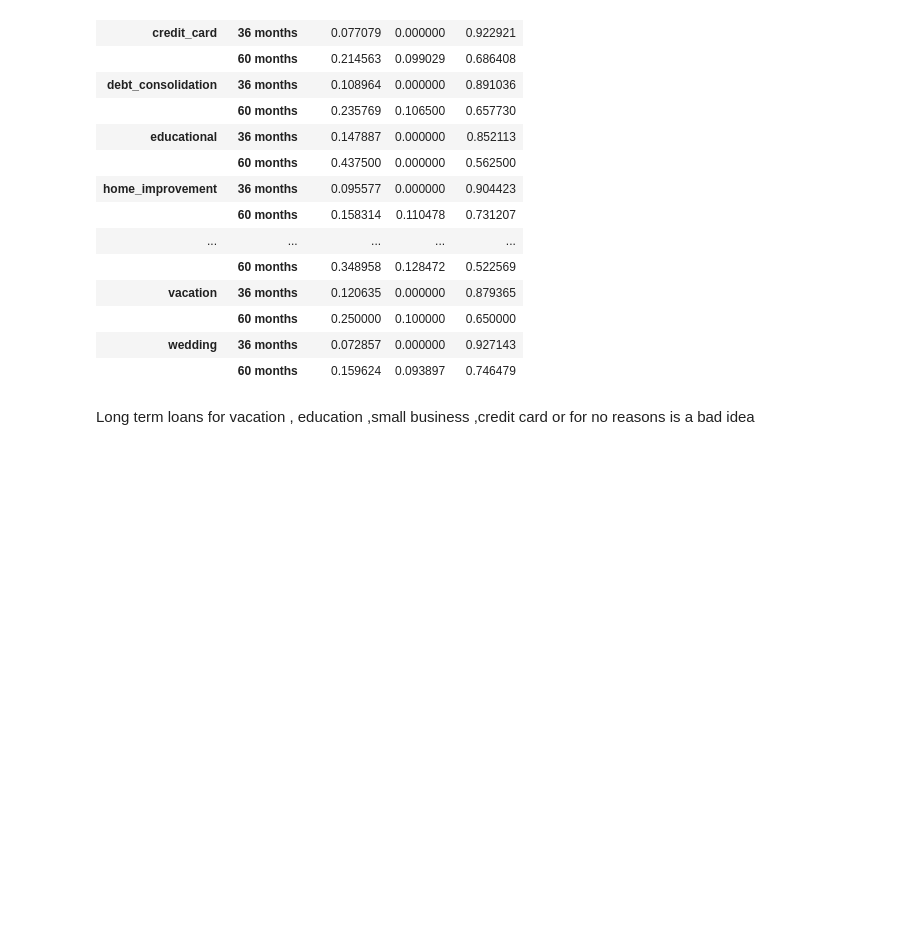
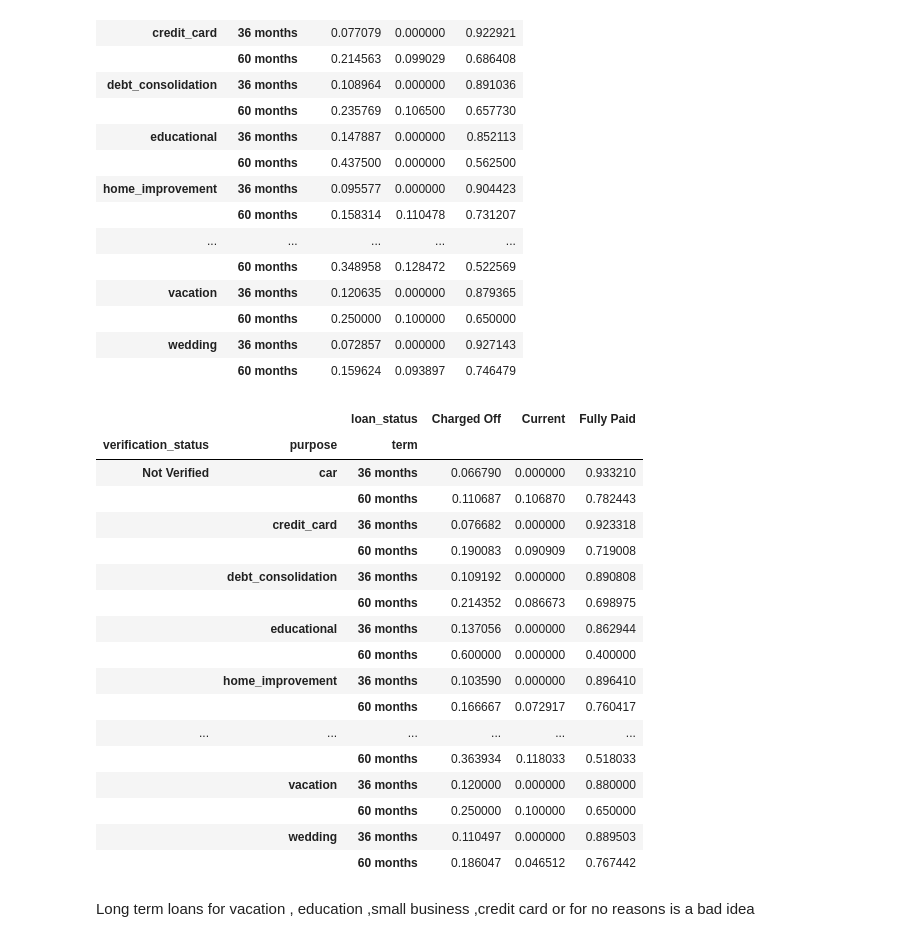
Before and after one commit to karthikmnkrishna/Loan-default-prediction, a Jupyter notebook: Loan_Case_study.ipynb, the cells around one changed output. Drawn from its saved outputs; the diff is of its cells as text; code cells hidden in the pictures; blank space fills up the shorter version.

```diff
--- a/Loan_Case_study.ipynb
+++ b/Loan_Case_study.ipynb
@@ -790,6 +794,33 @@ pd.crosstab([df.purpose ,df.term ],[df.loan_status],values=df.loan_amnt,aggfunc=
 |  | 60 months | 0.250000 | 0.100000 | 0.650000 |
 | wedding | 36 months | 0.072857 | 0.000000 | 0.927143 |
 |  | 60 months | 0.159624 | 0.093897 | 0.746479 |
+# %%
+#df.verification_status,df.home_ownership,
+pd.set_option('display.max_rows', None)
+pd.set_option('display.max_columns', None)
+pd.set_option('display.width', None)
+pd.set_option('display.max_colwidth', -1)
+pd.crosstab([df.verification_status,df.purpose ,df.term ],[df.loan_status],values=df.loan_amnt,aggfunc='count',
+           normalize='index')
+# %% [output]
+|  |  | loan_status | Charged Off | Current | Fully Paid |
+| verification_status | purpose | term |  |  |  |
+| Not Verified | car | 36 months | 0.066790 | 0.000000 | 0.933210 |
+|  |  | 60 months | 0.110687 | 0.106870 | 0.782443 |
+|  | credit_card | 36 months | 0.076682 | 0.000000 | 0.923318 |
+|  |  | 60 months | 0.190083 | 0.090909 | 0.719008 |
+|  | debt_consolidation | 36 months | 0.109192 | 0.000000 | 0.890808 |
+|  |  | 60 months | 0.214352 | 0.086673 | 0.698975 |
+|  | educational | 36 months | 0.137056 | 0.000000 | 0.862944 |
+|  |  | 60 months | 0.600000 | 0.000000 | 0.400000 |
+|  | home_improvement | 36 months | 0.103590 | 0.000000 | 0.896410 |
+|  |  | 60 months | 0.166667 | 0.072917 | 0.760417 |
+| ... | ... | ... | ... | ... | ... |
+|  |  | 60 months | 0.363934 | 0.118033 | 0.518033 |
+|  | vacation | 36 months | 0.120000 | 0.000000 | 0.880000 |
+|  |  | 60 months | 0.250000 | 0.100000 | 0.650000 |
+|  | wedding | 36 months | 0.110497 | 0.000000 | 0.889503 |
+|  |  | 60 months | 0.186047 | 0.046512 | 0.767442 |
 # %% [markdown]
 Long term loans for vacation , education ,small business ,credit card or for no reasons is a bad idea
 # %% [markdown]
```
Also changed, not shown: parts of 10 cells of this notebook.
